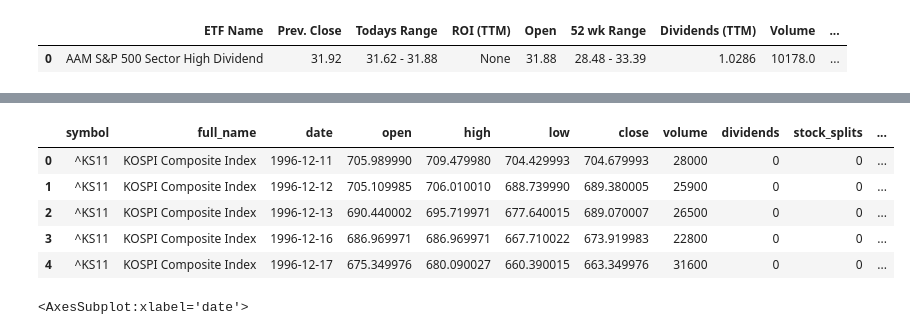
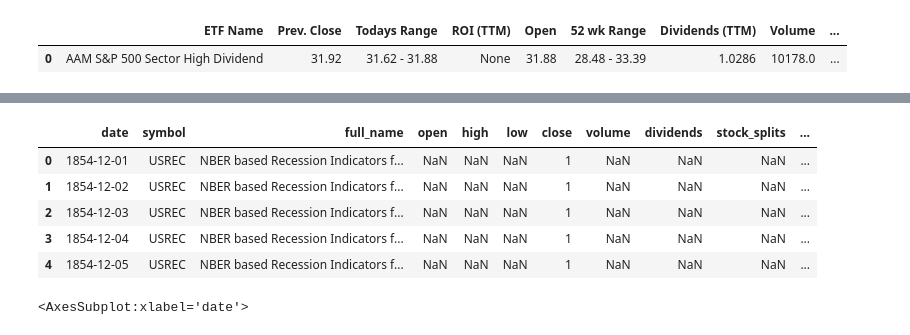
Before and after one commit to vifootball/stock-database-builder, a Jupyter notebook: get_data.ipynb, the cells around one changed output, grey strips where cells are left out. Saved outputs shown, nothing was run; the diff lists cells and outputs as text; code cells hidden in the pictures.

```diff
--- a/get_data.ipynb
+++ b/get_data.ipynb
@@ -119,15 +200,15 @@ Loop No.6 | Error Ocurred While Getting Profile of: ADRA
 # %%
 histories = os.listdir(os.path.join('.','download','history_etf'))
 # history = histories[1234]
-history = pd.read_csv(os.path.join('download','history_indices', 'history_^KS11.csv'))
+history = pd.read_csv(os.path.join('download','history_indices', 'history_USREC.csv'))
 history.head()
 # %% [output]
-|  | symbol | full_name | date | open | high | low | close | volume | dividends | stock_splits | ... |
-| 0 | ^KS11 | KOSPI Composite Index | 1996-12-11 | 705.989990 | 709.479980 | 704.429993 | 704.679993 | 28000 | 0 | 0 | ... |
-| 1 | ^KS11 | KOSPI Composite Index | 1996-12-12 | 705.109985 | 706.010010 | 688.739990 | 689.380005 | 25900 | 0 | 0 | ... |
-| 2 | ^KS11 | KOSPI Composite Index | 1996-12-13 | 690.440002 | 695.719971 | 677.640015 | 689.070007 | 26500 | 0 | 0 | ... |
-| 3 | ^KS11 | KOSPI Composite Index | 1996-12-16 | 686.969971 | 686.969971 | 667.710022 | 673.919983 | 22800 | 0 | 0 | ... |
-| 4 | ^KS11 | KOSPI Composite Index | 1996-12-17 | 675.349976 | 680.090027 | 660.390015 | 663.349976 | 31600 | 0 | 0 | ... |
+|  | date | symbol | full_name | open | high | low | close | volume | dividends | stock_splits | ... |
+| 0 | 1854-12-01 | USREC | NBER based Recession Indicators f... | NaN | NaN | NaN | 1 | NaN | NaN | NaN | ... |
+| 1 | 1854-12-02 | USREC | NBER based Recession Indicators f... | NaN | NaN | NaN | 1 | NaN | NaN | NaN | ... |
+| 2 | 1854-12-03 | USREC | NBER based Recession Indicators f... | NaN | NaN | NaN | 1 | NaN | NaN | NaN | ... |
+| 3 | 1854-12-04 | USREC | NBER based Recession Indicators f... | NaN | NaN | NaN | 1 | NaN | NaN | NaN | ... |
+| 4 | 1854-12-05 | USREC | NBER based Recession Indicators f... | NaN | NaN | NaN | 1 | NaN | NaN | NaN | ... |
 # %%
 df['date'] = pd.to_datetime(df['date'])
 df['dividends_count_12m'] = df.set_index('date')['dividends_paid'].rolling(window='365d').sum()
```
Also changed, not shown: parts of 15 cells of this notebook, 2 other files.
